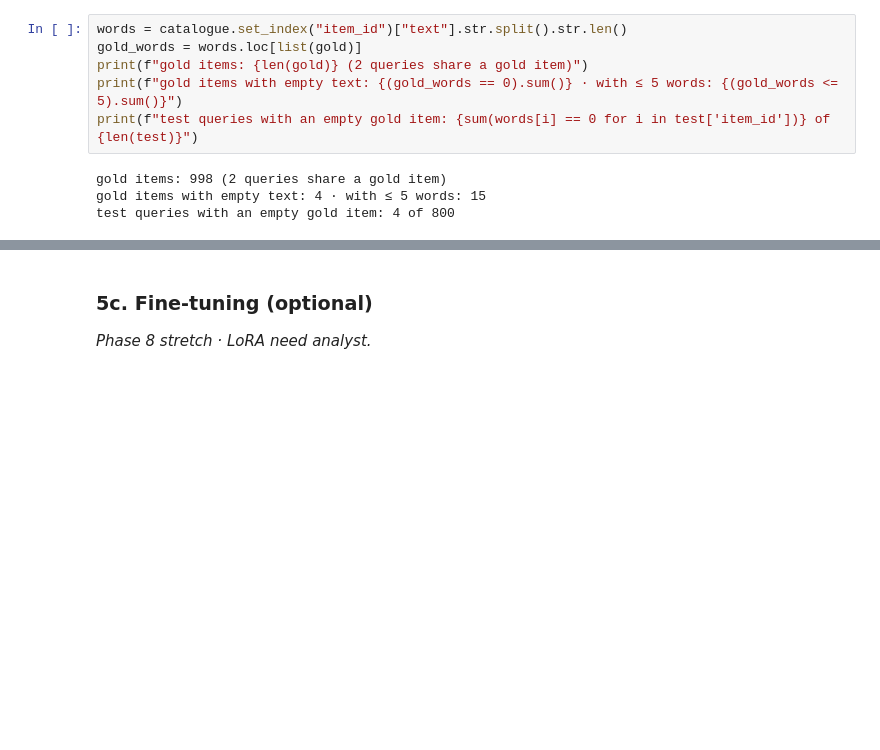
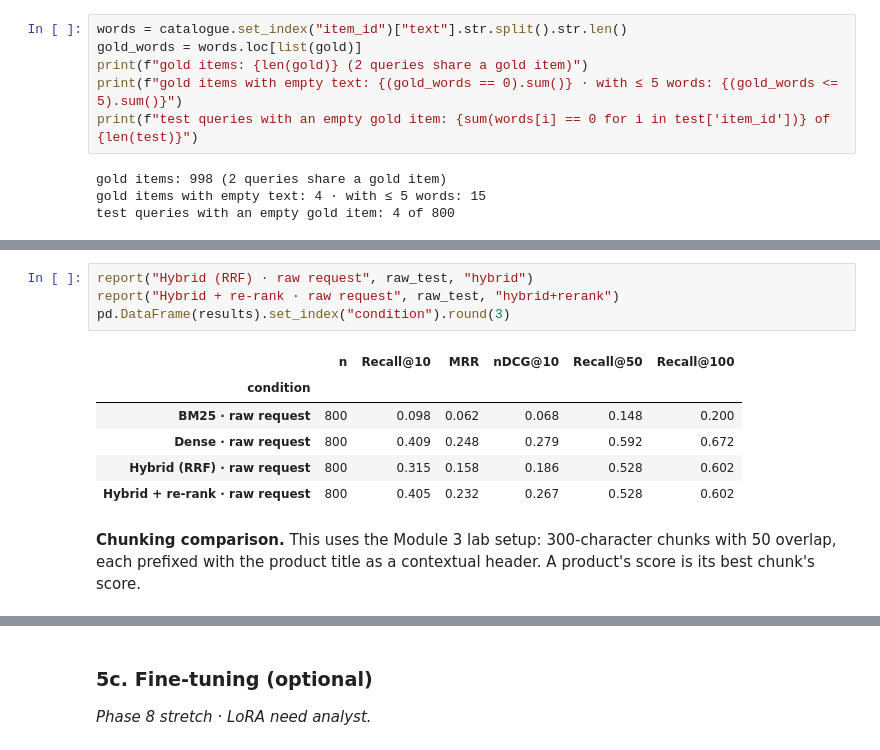
Before and after one commit to LalithMadhav-CODING/PickWise-A-Conversational-Shopping-Assistant, a Jupyter notebook: P14_Shopping_Assistant.ipynb, the cells around one changed output, grey strips where cells are left out. Cells and saved outputs as stored; diff of their text form; blank space fills up the shorter version.

```diff
--- a/P14_Shopping_Assistant.ipynb
+++ b/P14_Shopping_Assistant.ipynb
@@ -166,0 +236,13 @@ _Phases 3–5 · need analyst (Module 2 · Structured_Generation_Lab), MCP serve
+# %%
+report("Hybrid (RRF) · raw request", raw_test, "hybrid")
+report("Hybrid + re-rank · raw request", raw_test, "hybrid+rerank")
+pd.DataFrame(results).set_index("condition").round(3)
+# %% [output]
+|  | n | Recall@10 | MRR | nDCG@10 | Recall@50 | Recall@100 |
+| condition |  |  |  |  |  |  |
+| BM25 · raw request | 800 | 0.098 | 0.062 | 0.068 | 0.148 | 0.200 |
+| Dense · raw request | 800 | 0.409 | 0.248 | 0.279 | 0.592 | 0.672 |
+| Hybrid (RRF) · raw request | 800 | 0.315 | 0.158 | 0.186 | 0.528 | 0.602 |
+| Hybrid + re-rank · raw request | 800 | 0.405 | 0.232 | 0.267 | 0.528 | 0.602 |
+# %% [markdown]
+**Chunking comparison.** This uses the Module 3 lab setup: 300-character chunks with 50 overlap, each prefixed with the product title as a contextual header. A product's score is its best chunk's score.
```
Also changed, not shown: parts of 24 cells of this notebook, 7 other files.
